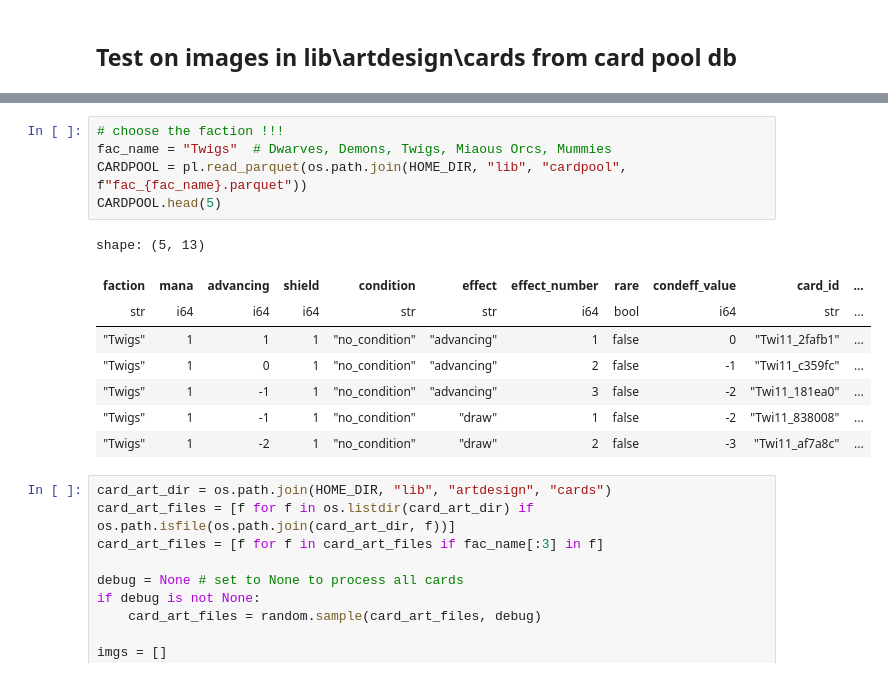
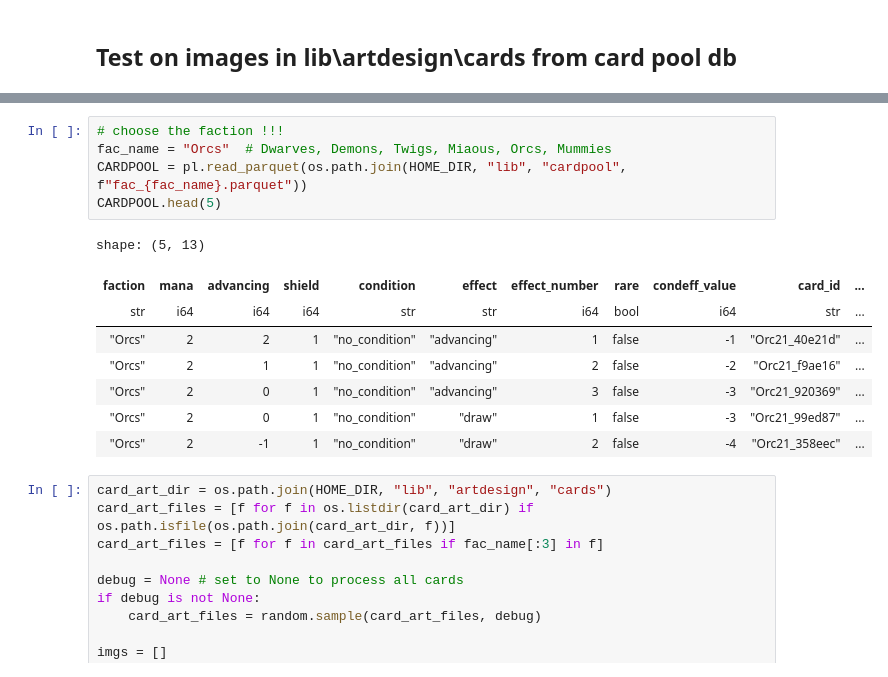
Before and after one commit to jordyBonnet/GlobeRunners_dev, a Jupyter notebook: lib/artdesign/debug/debug_im_layers.ipynb, the cells around one changed output, grey strips where cells are left out. Cells and saved outputs as stored; diff of their text form.

```diff
--- a/lib/artdesign/debug/debug_im_layers.ipynb
+++ b/lib/artdesign/debug/debug_im_layers.ipynb
@@ -604,18 +615,18 @@ def add_layer_to_a_card(imBase_path, faction, mana_cost, advancing, shield, cond
     return imBase
 # %%
 # choose the faction !!!
-fac_name = "Twigs"  # Dwarves, Demons, Twigs, Miaous Orcs, Mummies
+fac_name = "Orcs"  # Dwarves, Demons, Twigs, Miaous, Orcs, Mummies
 CARDPOOL = pl.read_parquet(os.path.join(HOME_DIR, "lib", "cardpool", f"fac_{fac_name}.parquet"))
 CARDPOOL.head(5)
 # %% [output]
 shape: (5, 13)
 | faction | mana | advancing | shield | condition | effect | effect_number | rare | condeff_value | card_id | ... |
 | str | i64 | i64 | i64 | str | str | i64 | bool | i64 | str | ... |
-| "Twigs" | 1 | 1 | 1 | "no_condition" | "advancing" | 1 | false | 0 | "Twi11_2fafb1" | ... |
-| "Twigs" | 1 | 0 | 1 | "no_condition" | "advancing" | 2 | false | -1 | "Twi11_c359fc" | ... |
-| "Twigs" | 1 | -1 | 1 | "no_condition" | "advancing" | 3 | false | -2 | "Twi11_181ea0" | ... |
-| "Twigs" | 1 | -1 | 1 | "no_condition" | "draw" | 1 | false | -2 | "Twi11_838008" | ... |
-| "Twigs" | 1 | -2 | 1 | "no_condition" | "draw" | 2 | false | -3 | "Twi11_af7a8c" | ... |
+| "Orcs" | 2 | 2 | 1 | "no_condition" | "advancing" | 1 | false | -1 | "Orc21_40e21d" | ... |
+| "Orcs" | 2 | 1 | 1 | "no_condition" | "advancing" | 2 | false | -2 | "Orc21_f9ae16" | ... |
+| "Orcs" | 2 | 0 | 1 | "no_condition" | "advancing" | 3 | false | -3 | "Orc21_920369" | ... |
+| "Orcs" | 2 | 0 | 1 | "no_condition" | "draw" | 1 | false | -3 | "Orc21_99ed87" | ... |
+| "Orcs" | 2 | -1 | 1 | "no_condition" | "draw" | 2 | false | -4 | "Orc21_358eec" | ... |
 # %%
 card_art_dir = os.path.join(HOME_DIR, "lib", "artdesign", "cards")
 card_art_files = [f for f in os.listdir(card_art_dir) if os.path.isfile(os.path.join(card_art_dir, f))]
```
Also changed, not shown: parts of 4 cells of this notebook, 12 other files.
